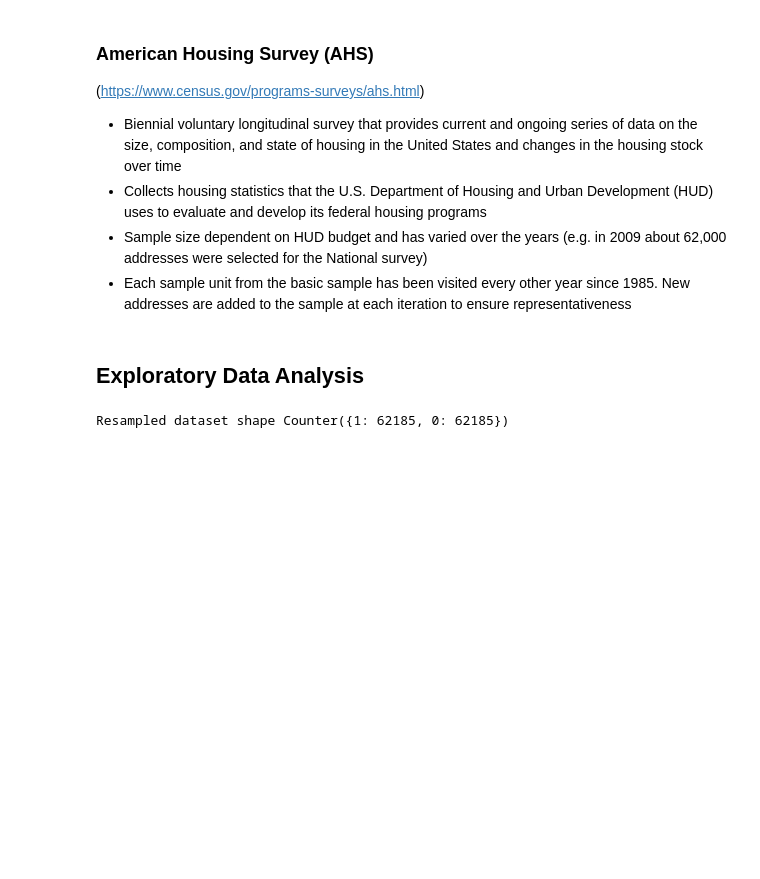
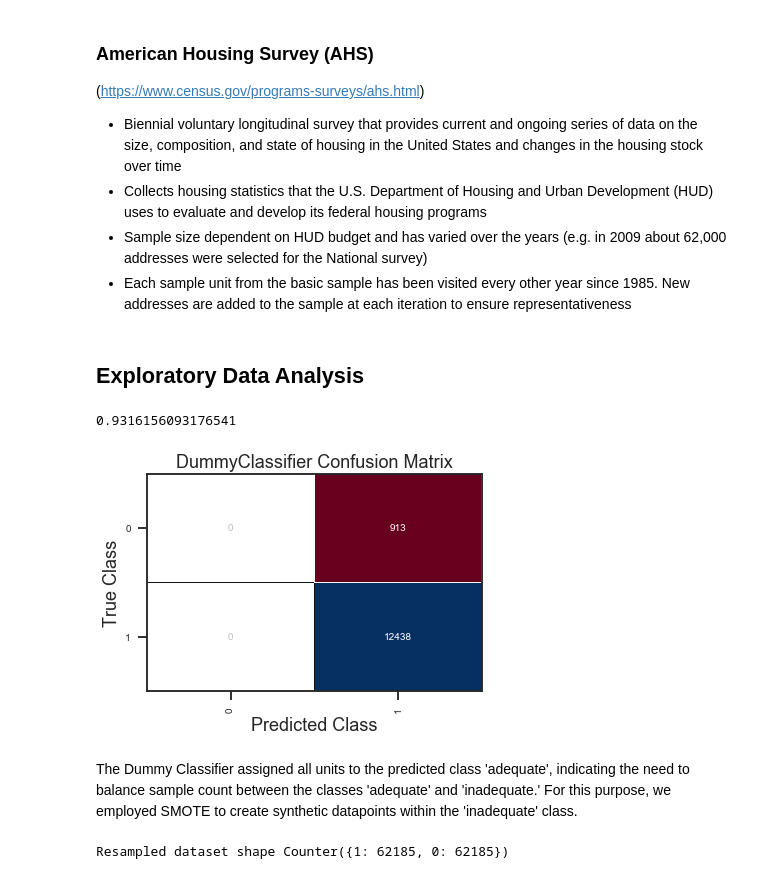
Before and after one commit to seoho926/us-housing-stock, a Jupyter notebook: technical_notebook.ipynb, the cells around one changed output. Drawn from its saved outputs; the diff is of its cells as text; code cells hidden in the pictures; blank space fills up the shorter version.

```diff
--- a/technical_notebook.ipynb
+++ b/technical_notebook.ipynb
@@ -19,6 +19,7 @@ import pandas as pd
 import seaborn as sns
 import matplotlib.pyplot as plt
 import numpy as np
+import seaborn as sns
 
 from sklearn.model_selection import train_test_split
 from sklearn.preprocessing import StandardScaler
@@ -46,7 +47,9 @@ set_palette('pastel')
 pd.set_option('display.max_colwidth', -1)
 pd.set_option('display.max_columns', None)
 pd.set_option('display.max_rows', None)
-
+sns.set_context('talk')
+sns.set_style('ticks')
+sns.set_palette('RdBu')
 np.random.seed(42)
 
 import warnings
@@ -89,20 +91,26 @@ clean_df = pd.read_csv('data/ahs.csv')
 # %%
 # Create dummy model
-X = clean_df.drop(['ADEQUACY_BIN'], axis=1)
+X = clean_df.drop(['ADEQUACY_BIN','RATINGHS'], axis=1)
 y = clean_df.ADEQUACY_BIN
 
-X_train_0, X_test_0, y_train_0, y_test_0 = train_test_split(X, y, test_size=0.2, random_state=42, stratify=y)
+X_train0, X_test0, y_train0, y_test0 = train_test_split(X, y, test_size=0.2, random_state=42, stratify=y)
 
 X_labels = list(X.columns)
 # %%
 # always predicts the most frequent label in the training set
 dummy0 = DummyClassifier(strategy='most_frequent')
-dummy0.fit(X_train_0, y_train_0)
-dummy0.score(X_test_0, y_test_0)
+dummy0.fit(X_train0, y_train0)
+dummy0.score(X_test0, y_test0)
+# %% [output]
+0.9316156093176541
 # %%
 cm = ConfusionMatrix(dummy0, cmap='RdBu');
-cm.score(X_test_0, y_test_0);
+cm.score(X_test0, y_test0);
 cm.poof();
+# %% [output]
+[figure, added]
+# %% [markdown]
+The Dummy Classifier assigned all units to the predicted class 'adequate', indicating the need to balance sample count between the classes 'adequate' and 'inadequate.'  For this purpose, we employed SMOTE to create synthetic datapoints within the 'inadequate' class.
 # %%
 # Balancing classes
 smote = SMOTE(random_state=42)
```
Also changed, not shown: parts of 44 cells of this notebook, 2 other files.
